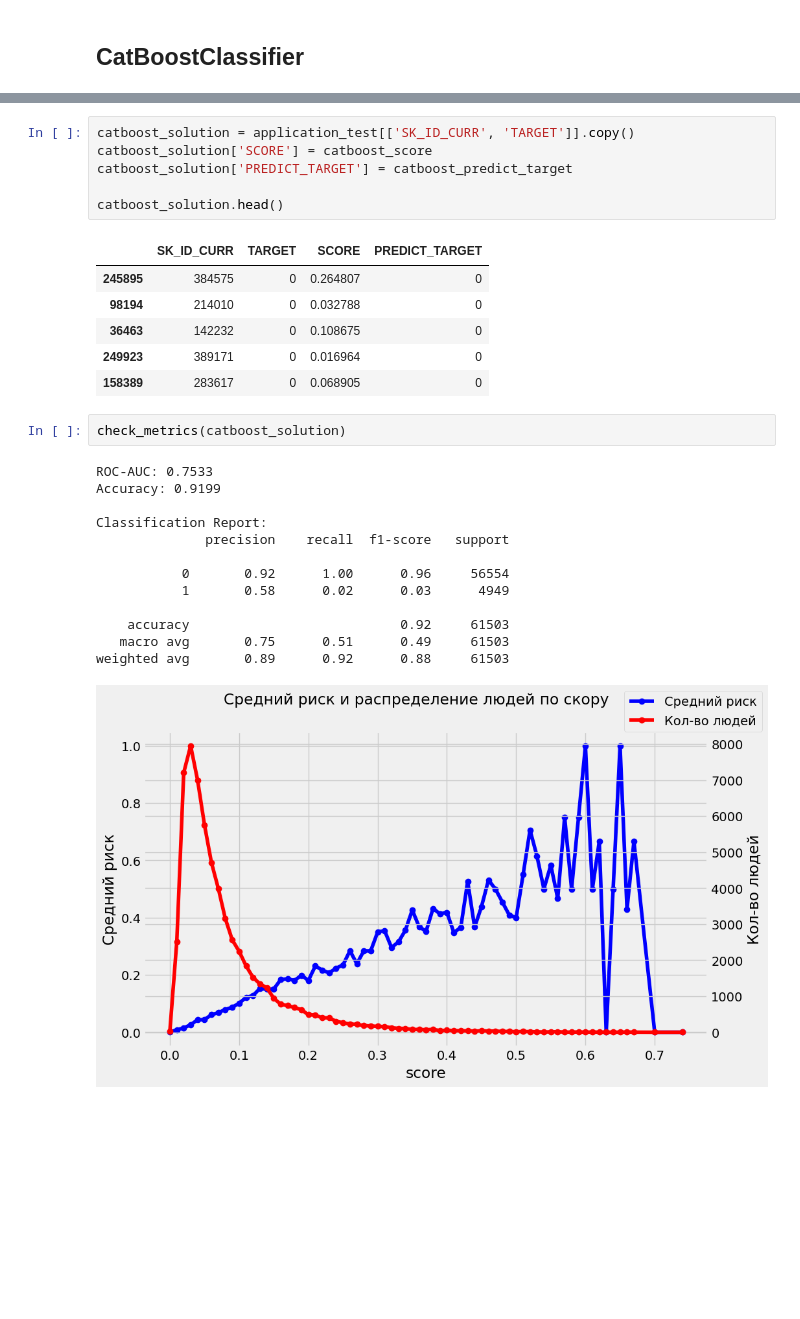
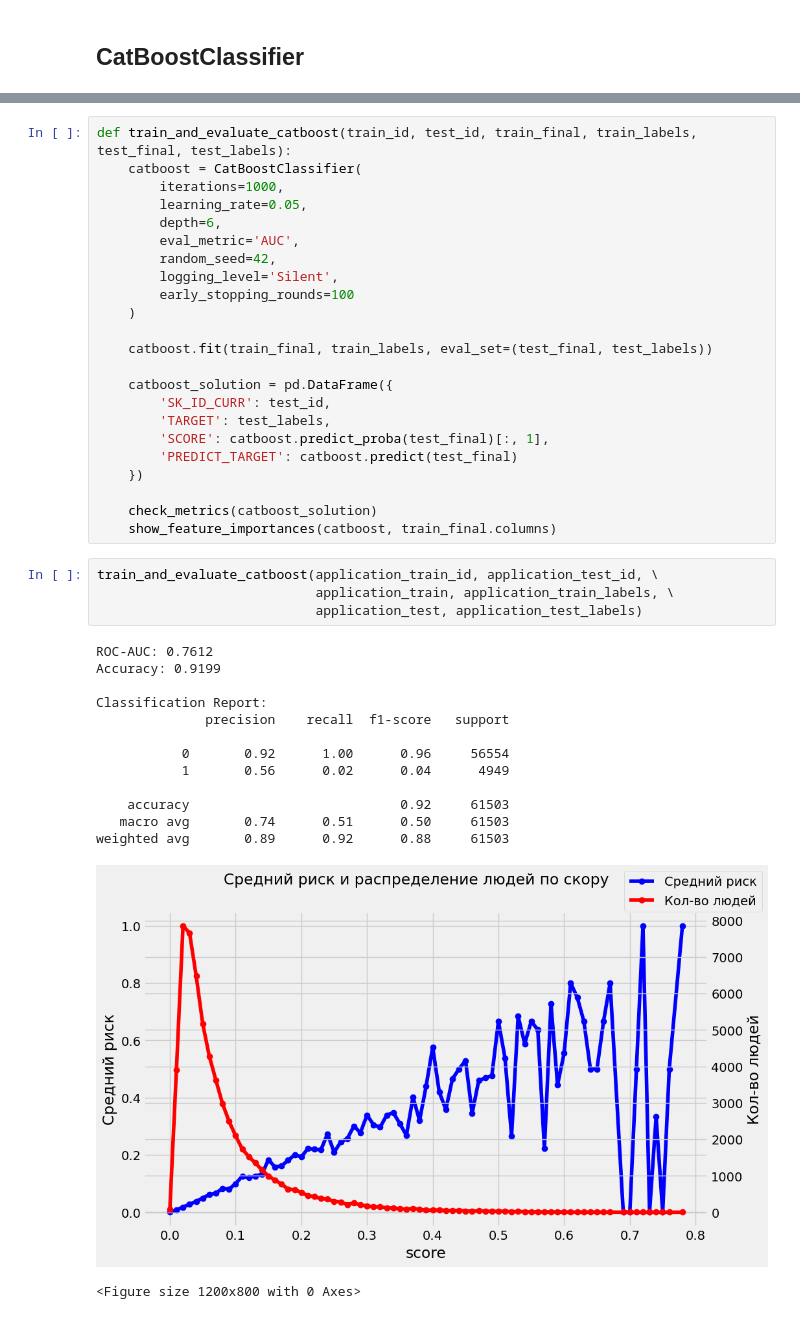
Before and after one commit to tsar1in/Scoring, a Jupyter notebook: Scoring.ipynb, the cells around one changed output, grey strips where cells are left out. Drawn from its saved outputs; the diff is of its cells as text; blank space fills up the shorter version.

```diff
--- a/Scoring.ipynb
+++ b/Scoring.ipynb
@@ -445,29 +457,42 @@ catboost_predict_target = catboost.predict(test_final)
-# %%
-catboost_solution = application_test[['SK_ID_CURR', 'TARGET']].copy()
-catboost_solution['SCORE'] = catboost_score
-catboost_solution['PREDICT_TARGET'] = catboost_predict_target
-
-catboost_solution.head()
-# %% [output]
-|  | SK_ID_CURR | TARGET | SCORE | PREDICT_TARGET |
-| 245895 | 384575 | 0 | 0.264807 | 0 |
-| 98194 | 214010 | 0 | 0.032788 | 0 |
-| 36463 | 142232 | 0 | 0.108675 | 0 |
-| 249923 | 389171 | 0 | 0.016964 | 0 |
-| 158389 | 283617 | 0 | 0.068905 | 0 |
-# %%
-check_metrics(catboost_solution)
-# %% [output]
-ROC-AUC: 0.7533
-Accuracy: 0.9199
-
-Classification Report:
-              precision    recall  f1-score   support
-
-           0       0.92      1.00      0.96     56554
-           1       0.58      0.02      0.03      4949
-
-    accuracy                           0.92     61503
-   macro avg       0.75      0.51      0.49     61503
-weighted avg       0.89      0.92      0.88     61503
-[figure, removed]
+# %%
+def train_and_evaluate_catboost(train_id, test_id, train_final, train_labels, test_final, test_labels):
+    catboost = CatBoostClassifier(
+        iterations=1000,
+        learning_rate=0.05,
+        depth=6,
+        eval_metric='AUC',
+        random_seed=42,
+        logging_level='Silent',
+        early_stopping_rounds=100
+    )
+
+    catboost.fit(train_final, train_labels, eval_set=(test_final, test_labels))
+
+    catboost_solution = pd.DataFrame({
+        'SK_ID_CURR': test_id,
+        'TARGET': test_labels,
+        'SCORE': catboost.predict_proba(test_final)[:, 1],
+        'PREDICT_TARGET': catboost.predict(test_final)
+    })
+
+    check_metrics(catboost_solution)
+    show_feature_importances(catboost, train_final.columns)
+# %%
+train_and_evaluate_catboost(application_train_id, application_test_id, \
+                            application_train, application_train_labels, \
+                            application_test, application_test_labels)
+# %% [output]
+ROC-AUC: 0.7612
+Accuracy: 0.9199
+
+Classification Report:
+              precision    recall  f1-score   support
+
+           0       0.92      1.00      0.96     56554
+           1       0.56      0.02      0.04      4949
+
+    accuracy                           0.92     61503
+   macro avg       0.74      0.51      0.50     61503
+weighted avg       0.89      0.92      0.88     61503
+[figure, added]
+<Figure size 1200x800 with 0 Axes>
```
Also changed, not shown: parts of 53 cells of this notebook.
